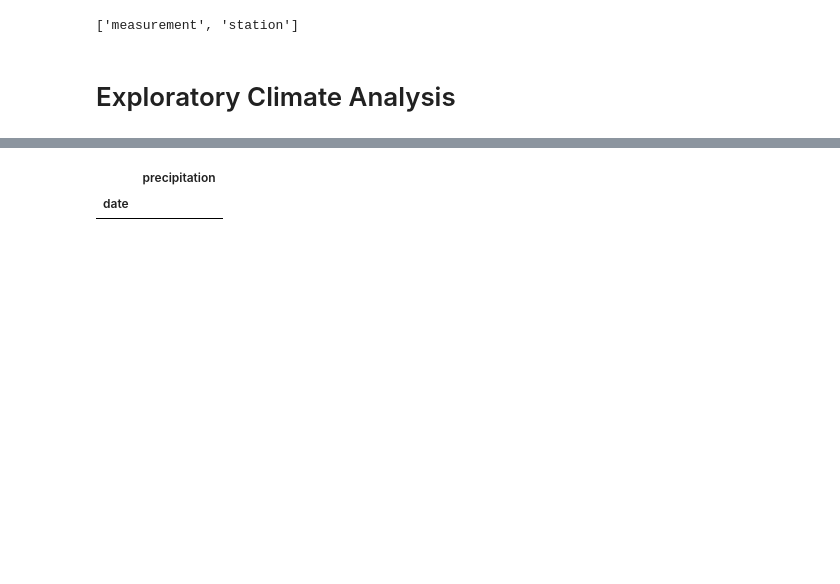
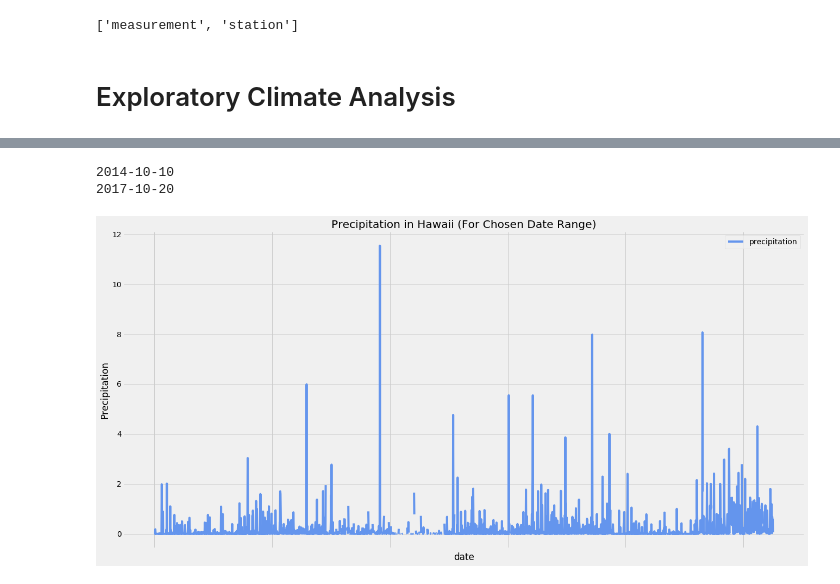
Before and after one commit to brandonmorgan01/Advanced-Data-Storage-Homework, a Jupyter notebook: climate_analysis.ipynb, the cells around one changed output, grey strips where cells are left out. Saved outputs shown, nothing was run; the diff lists cells and outputs as text; code cells hidden in the pictures; blank space fills up the shorter version.

```diff
--- a/climate_analysis.ipynb
+++ b/climate_analysis.ipynb
@@ -56,18 +56,36 @@ Enter vacation end date in YYYY-MM-DD format 2018-10-31
+# %%
+print(start_date)
+print(year_ago)
+# %% [output]
+2014-10-10
+2017-10-20
 # %%
 year_ago = start_date - dt.timedelta(365)
 
-pcp_last_year = session.query(Measurement.date, Measurement.prcp).filter(Measurement.date.between(start_date, year_ago)).all()
+pcp_last_year = session.query(Measurement.date, Measurement.prcp).filter(Measurement.date.between(year_ago, start_date)).all()
+# pcp_last_year = session.query(Measurement.date, Measurement.prcp).filter(Measurement.date.between(2017-10-17, 2018-10-17))
+# pcp_last_year = session.query(Measurement.date, Measurement.prcp).filter(Measurement.date > '2010-10-14').all()
+# filter(Measurement.date <= start_date).all()
+#                                                                     filter(Measurement.date > year_ago).all()
+
+
+# pcp_last_year = session.query(Measurement.date, Measurement.prcp).filter(Measurement.date >= year_ago).\
+#     filter(Measurement.date <= start_date).all()
 
 # Save the query results as a Pandas DataFrame and set the index to the date column
 pcp_last_year_df = pd.DataFrame(pcp_last_year, columns=["date", "precipitation"])
 pcp_last_year_df.set_index('date', inplace=True)
 
 # Sort the dataframe by date
 
 # Use Pandas Plotting with Matplotlib to plot the data
+#plot precipitation data
+pcp_graph = pcp_last_year_df.plot(figsize = (20, 10), color='cornflowerblue')
+plt.ylabel('Precipitation')
+plt.title("Precipitation in Hawaii (For Chosen Date Range)")
+plt.show()
 # %% [output]
-|  | precipitation |
-| date |  |
+[figure, added]
 # %%
 pcp_last_year_df.head()
 # %% [output]
```
Also changed, not shown: parts of 17 cells of this notebook.
